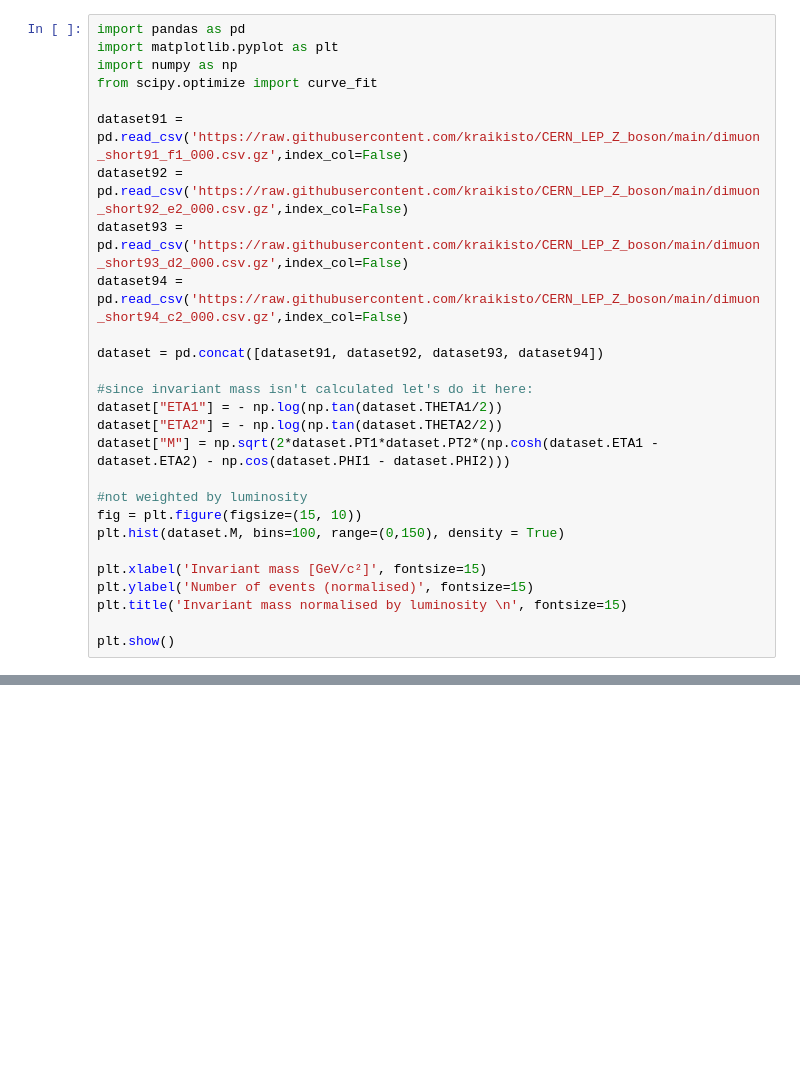
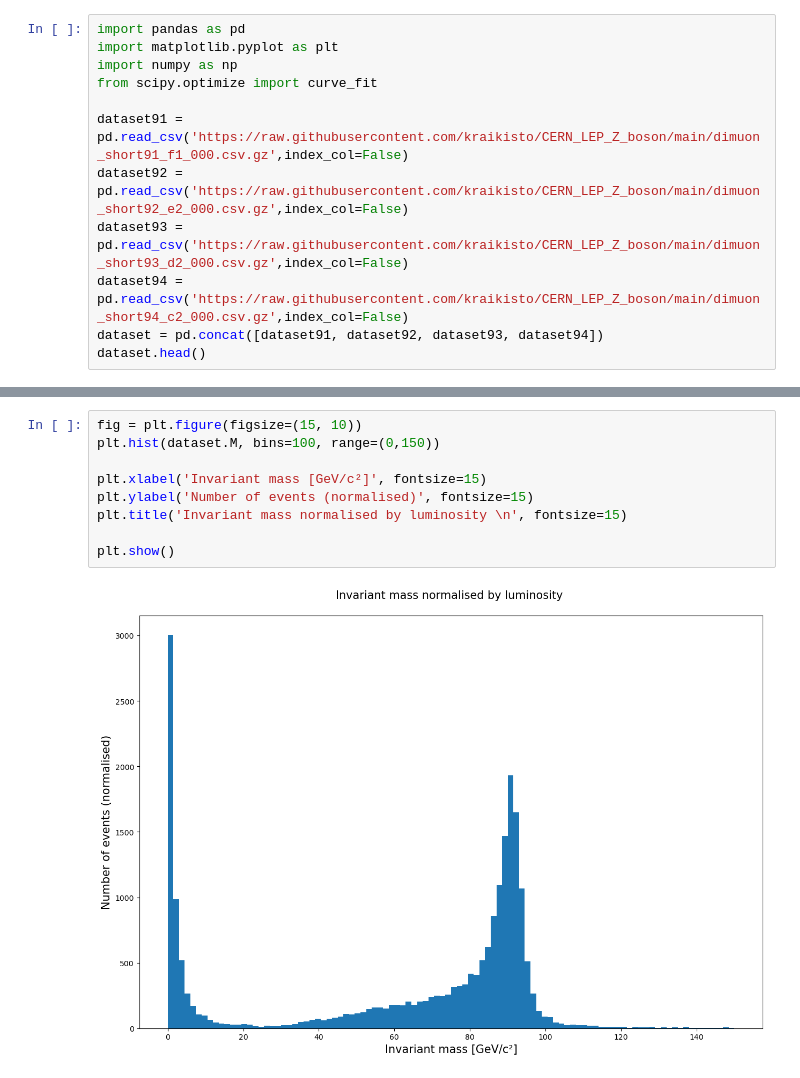
Before and after one commit to kraikisto/CERN_LEP_Z_boson, a Jupyter notebook: fulldata_no_lum.ipynb, the cells around one changed output, grey strips where cells are left out. Saved outputs shown, nothing was run; the diff lists cells and outputs as text; blank space fills up the shorter version.

```diff
--- a/fulldata_no_lum.ipynb
+++ b/fulldata_no_lum.ipynb
@@ -8,21 +10,6 @@ dataset91 = pd.read_csv('https://raw.githubusercontent.com/kraikisto/CERN_LEP_Z_
 dataset92 = pd.read_csv('https://raw.githubusercontent.com/kraikisto/CERN_LEP_Z_boson/main/dimuon_short92_e2_000.csv.gz',index_col=False)
 dataset93 = pd.read_csv('https://raw.githubusercontent.com/kraikisto/CERN_LEP_Z_boson/main/dimuon_short93_d2_000.csv.gz',index_col=False)
 dataset94 = pd.read_csv('https://raw.githubusercontent.com/kraikisto/CERN_LEP_Z_boson/main/dimuon_short94_c2_000.csv.gz',index_col=False)
-
 dataset = pd.concat([dataset91, dataset92, dataset93, dataset94])
-
-#since invariant mass isn't calculated let's do it here:
-dataset["ETA1"] = - np.log(np.tan(dataset.THETA1/2))
-dataset["ETA2"] = - np.log(np.tan(dataset.THETA2/2))
-dataset["M"] = np.sqrt(2*dataset.PT1*dataset.PT2*(np.cosh(dataset.ETA1 - dataset.ETA2) - np.cos(dataset.PHI1 - dataset.PHI2)))
-
-#not weighted by luminosity
-fig = plt.figure(figsize=(15, 10))
-plt.hist(dataset.M, bins=100, range=(0,150), density = True)
-
-plt.xlabel('Invariant mass [GeV/c²]', fontsize=15)
-plt.ylabel('Number of events (normalised)', fontsize=15)
-plt.title('Invariant mass normalised by luminosity \n', fontsize=15)
-
-plt.show()
+dataset.head()
 # %% [output]
@@ -29,0 +51,11 @@ plt.show()
+# %%
+fig = plt.figure(figsize=(15, 10))
+plt.hist(dataset.M, bins=100, range=(0,150))
+
+plt.xlabel('Invariant mass [GeV/c²]', fontsize=15)
+plt.ylabel('Number of events (normalised)', fontsize=15)
+plt.title('Invariant mass normalised by luminosity \n', fontsize=15)
+
+plt.show()
+# %% [output]
+[figure, added]
```
Also changed, not shown: parts of 16 cells of this notebook, 2 other files.
